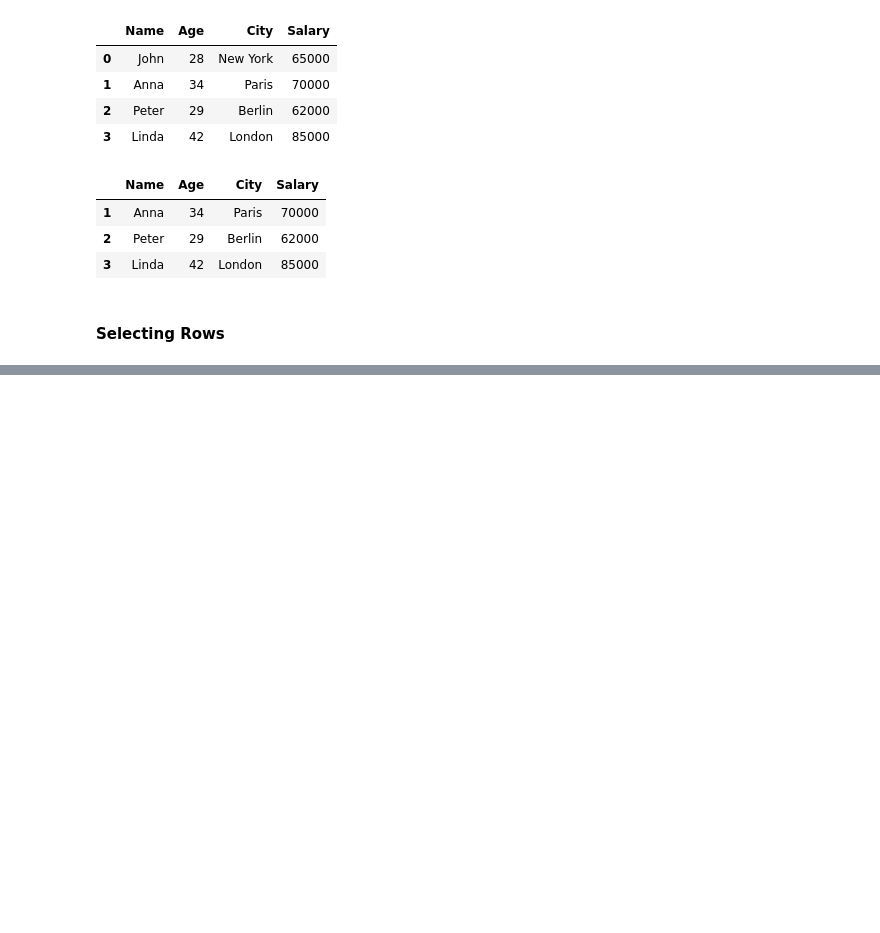
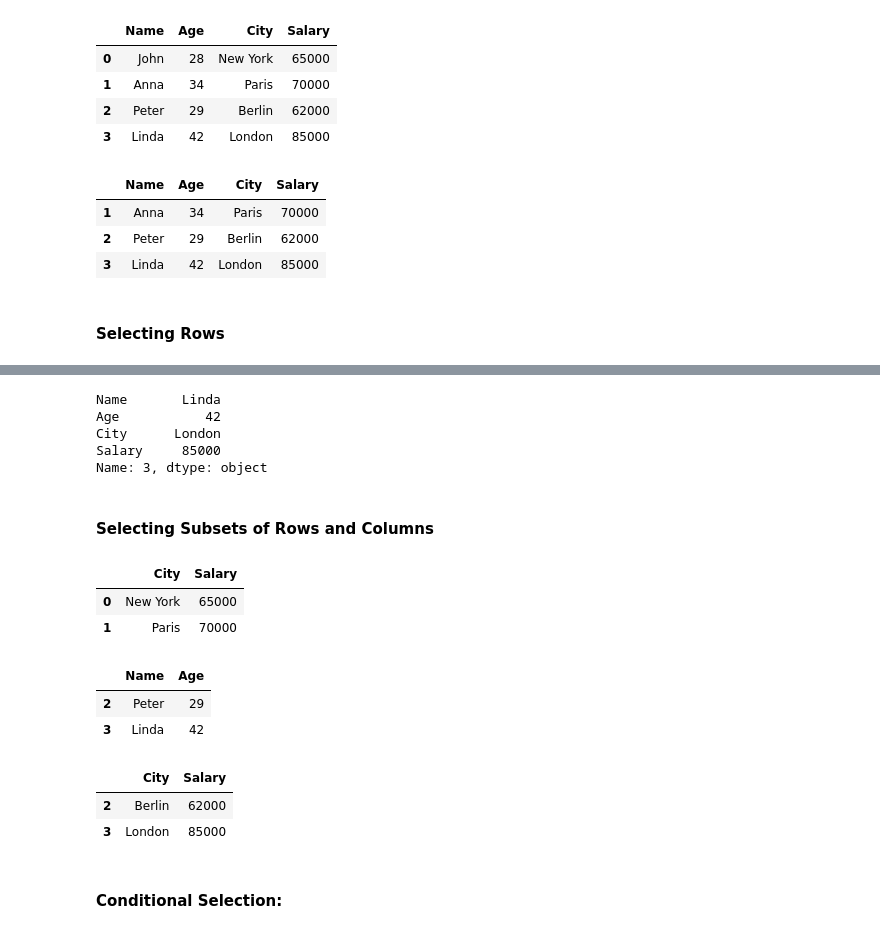
Before and after one commit to hassanzaheer88/pandas-series, a Jupyter notebook: Dataframes.ipynb, the cells around one changed output, grey strips where cells are left out. Cells and saved outputs as stored; diff of their text form; code cells hidden in the pictures; blank space fills up the shorter version.

```diff
--- a/Dataframes.ipynb
+++ b/Dataframes.ipynb
@@ -154 +175,32 @@ df2.drop(0, axis = 0 )
+# %%
+# iloc = index location -> also used for rows.
+df2.iloc[3]
+# %% [output]
+Name       Linda
+Age           42
+City      London
+Salary     85000
+Name: 3, dtype: object
+# %% [markdown]
+#### Selecting Subsets of Rows and Columns
+# %%
+df.loc[[0,1]][["City" , "Salary"]]             # df.loc[[0,1]] = select subset of rows then [["City" , "Salary"]] is used for columns.
+# %% [output]
+|  | City | Salary |
+| 0 | New York | 65000 |
+| 1 | Paris | 70000 |
+# %%
+df.loc[[2,3]][["Name","Age"]]
+# %% [output]
+|  | Name | Age |
+| 2 | Peter | 29 |
+| 3 | Linda | 42 |
+# %%
+df.loc[[2,3]][["City","Salary"]]
+# %% [output]
+|  | City | Salary |
+| 2 | Berlin | 62000 |
+| 3 | London | 85000 |
+# %% [markdown]
+#### Conditional Selection:
 # %%
```
Also changed, not shown: parts of 8 cells of this notebook.
